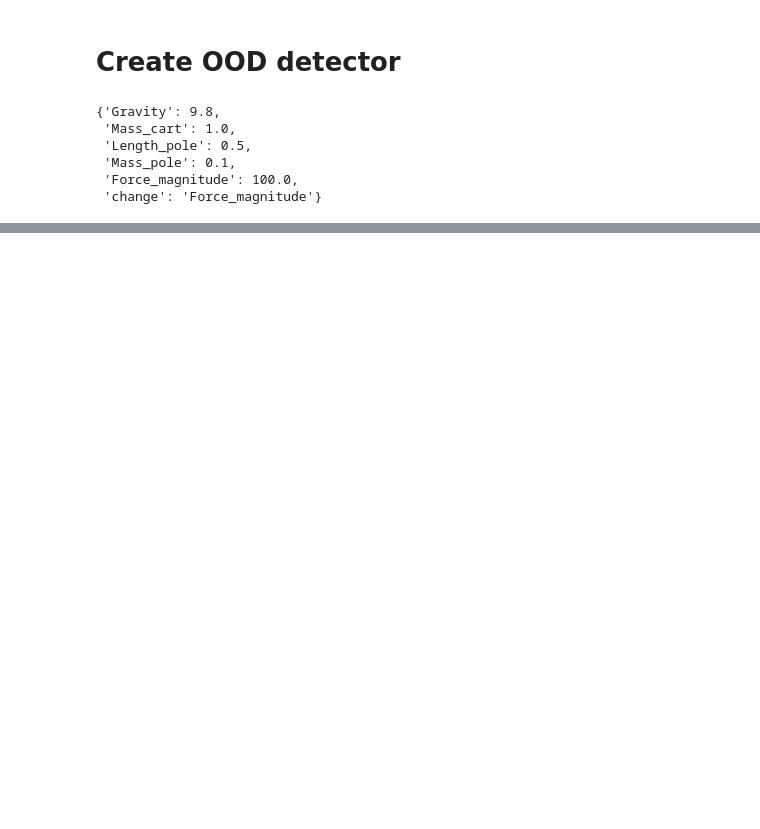
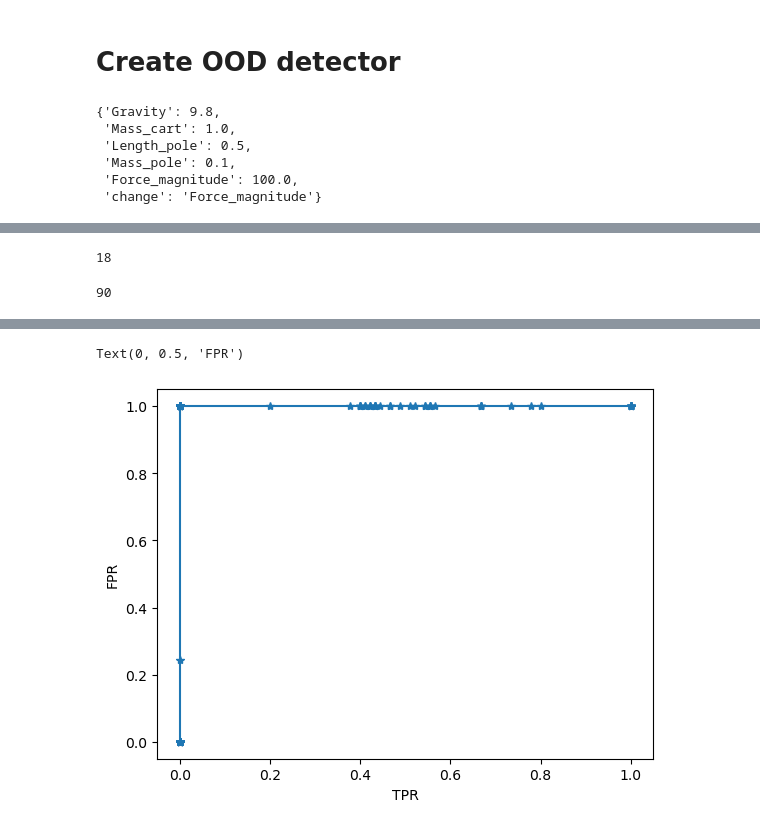
Before and after one commit to ArnaudGardille/RL-OOD-detection, a Jupyter notebook: RL_OOD_detection.ipynb, the cells around one changed output, grey strips where cells are left out. Drawn from its saved outputs; the diff is of its cells as text; code cells hidden in the pictures; blank space fills up the shorter version.

```diff
--- a/RL_OOD_detection.ipynb
+++ b/RL_OOD_detection.ipynb
@@ -350,0 +474,76 @@ for key in tqdm(results):
+# %%
+len(mean_ood_scores['Mass_cart'])
+# %% [output]
+18
+# %%
+n
+# %% [output]
+90
+# %%
+
+
+TPRs = []
+FPRs = []
+AUC = 0.0
+
+n=5*18
+#nb_threshold = 100
+thresholds = [10**(-i/10) for i in range(-50, 50+1)]
+for threshold in thresholds:
+    false_pos=0
+    false_neg=0
+    true_pos=0
+    true_neg=0
+
+    for key in mean_ood_scores:
+        if str(key) != 'None': # Env OOD
+            for test_res in mean_ood_scores[key]:
+
+                if test_res<threshold: # Not detected as OOD
+                    false_neg +=1
+                else:
+                    true_pos +=1
+        else: # Env standard
+            for test_res in mean_ood_scores[key]:
+
+                if test_res>threshold: # Detected as OOD
+                    false_pos +=1
+                else:
+                    true_neg +=1
+
+
+    try:
+        tpr = true_pos/(true_pos+false_neg)
+    except ZeroDivisionError:
+        print('error tpr')
+        continue
+        tpr = 1.0
+
+    try:
+        fpr = false_pos/(false_pos+true_neg)
+    except ZeroDivisionError:
+        print('error fpr')
+        continue
+        fpr = 0.0
+        """print(threshold)
+        print(false_pos, false_neg)
+        print('tpr', tpr, 'fpr', fpr)
+        print()"""
+
+    print(threshold)
+    print(true_pos, false_pos)
+    print(false_neg, true_neg)
+    print()
+    #print(precision, recall)
+    TPRs.append(tpr)
+    FPRs.append(fpr)
+    #AUC += tpr/len(thresholds)
+
+#TPRs.append(1.0)
+#FPRs.append(1.0)
+
+#print('AUC: ', AUC)
+plt.plot(TPRs, FPRs,'-*')
+plt.xlabel('TPR')
+plt.ylabel('FPR')
+# %% [output]
@@ -350,0 +567,2 @@ for key in tqdm(results):
+Text(0, 0.5, 'FPR')
+[figure, added]
```
Also changed, not shown: parts of 26 cells of this notebook.
